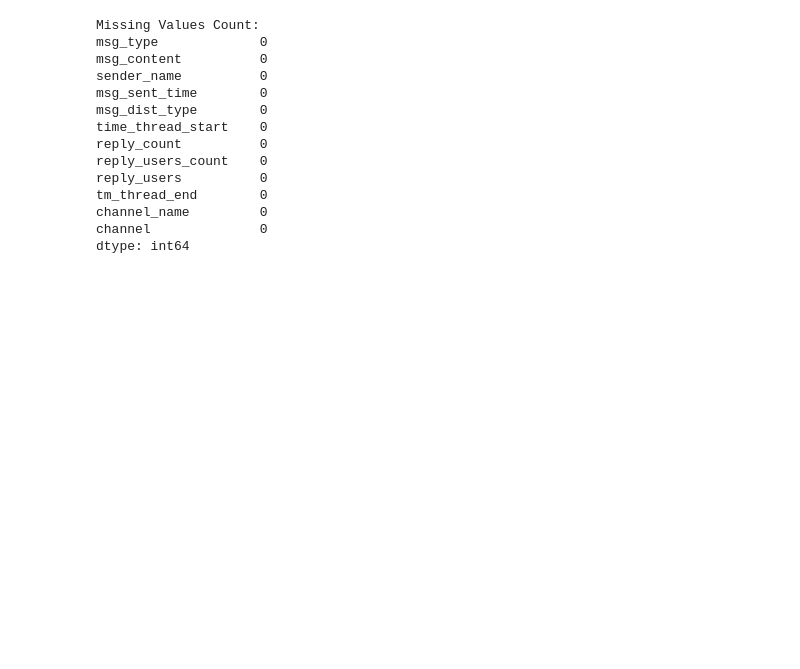
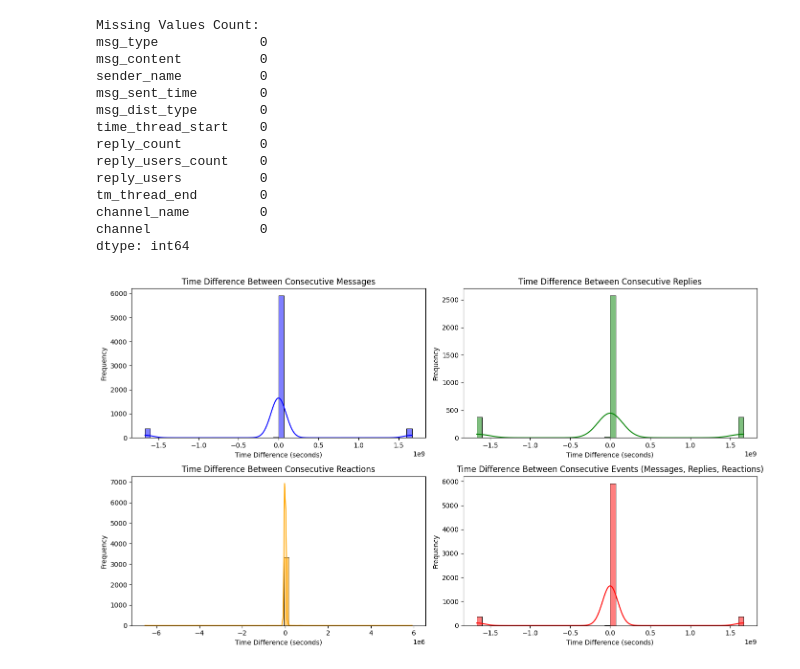
Before and after one commit to Diriba1/Slack_Data_Analysis, a Jupyter notebook: notebooks/SentimentalAnalysis.ipynb, the cells around one changed output. Saved outputs shown, nothing was run; the diff lists cells and outputs as text; code cells hidden in the pictures; blank space fills up the shorter version.

```diff
--- a/notebooks/SentimentalAnalysis.ipynb
+++ b/notebooks/SentimentalAnalysis.ipynb
@@ -90,3 +90,59 @@ tm_thread_end        0
 channel_name         0
 channel              0
 dtype: int64
+# %%
+'''
+What is the distribution of time differences between messages,
+replies, reactions, and any type event (message, reply, reaction)?
+■ Plot a histogram of the time difference between
+● Consecutive messages
+● Consecutive replies
+● Consecutive reactions
+● Consecutive events (message, reply, reaction)
+
+'''
+
+# Convert 'msg_sent_time' and 'tm_thread_end' columns to datetime objects
+df['msg_sent_time'] = pd.to_datetime(df['msg_sent_time'], unit='s')
+df['tm_thread_end'] = pd.to_datetime(df['tm_thread_end'], unit='s')
+
+# Calculate time differences between consecutive events
+df['time_diff_messages'] = df.groupby('channel')['msg_sent_time'].diff().dt.total_seconds()
+df['time_diff_replies'] = df.groupby('channel')['tm_thread_end'].diff().dt.total_seconds()
+
+# Flatten the time differences into a single column for all events
+all_time_diffs = pd.concat([df['time_diff_messages'].dropna(), df['time_diff_replies'].dropna()])
+
+# Plot histograms
+plt.figure(figsize=(14, 8))
+
+plt.subplot(2, 2, 1)
+sns.histplot(all_time_diffs, bins=50, kde=True, color='blue')
+plt.title('Time Difference Between Consecutive Messages')
+plt.xlabel('Time Difference (seconds)')
+plt.ylabel('Frequency')
+
+plt.subplot(2, 2, 2)
+sns.histplot(df['time_diff_replies'].dropna(), bins=50, kde=True, color='green')
+plt.title('Time Difference Between Consecutive Replies')
+plt.xlabel('Time Difference (seconds)')
+plt.ylabel('Frequency')
+
+plt.subplot(2, 2, 3)
+# Assuming you need to calculate the time difference for reactions as well
+df['time_diff_reactions'] = df.groupby('channel')['msg_sent_time'].diff().dt.total_seconds()
+sns.histplot(df['time_diff_reactions'].dropna(), bins=50, kde=True, color='orange')
+plt.title('Time Difference Between Consecutive Reactions')
+plt.xlabel('Time Difference (seconds)')
+plt.ylabel('Frequency')
+
+plt.subplot(2, 2, 4)
+sns.histplot(all_time_diffs, bins=50, kde=True, color='red')
+plt.title('Time Difference Between Consecutive Events (Messages, Replies, Reactions)')
+plt.xlabel('Time Difference (seconds)')
+plt.ylabel('Frequency')
+
+plt.tight_layout()
+plt.show()
+# %% [output]
+[figure, added]
```
Also changed, not shown: 1 other file.
